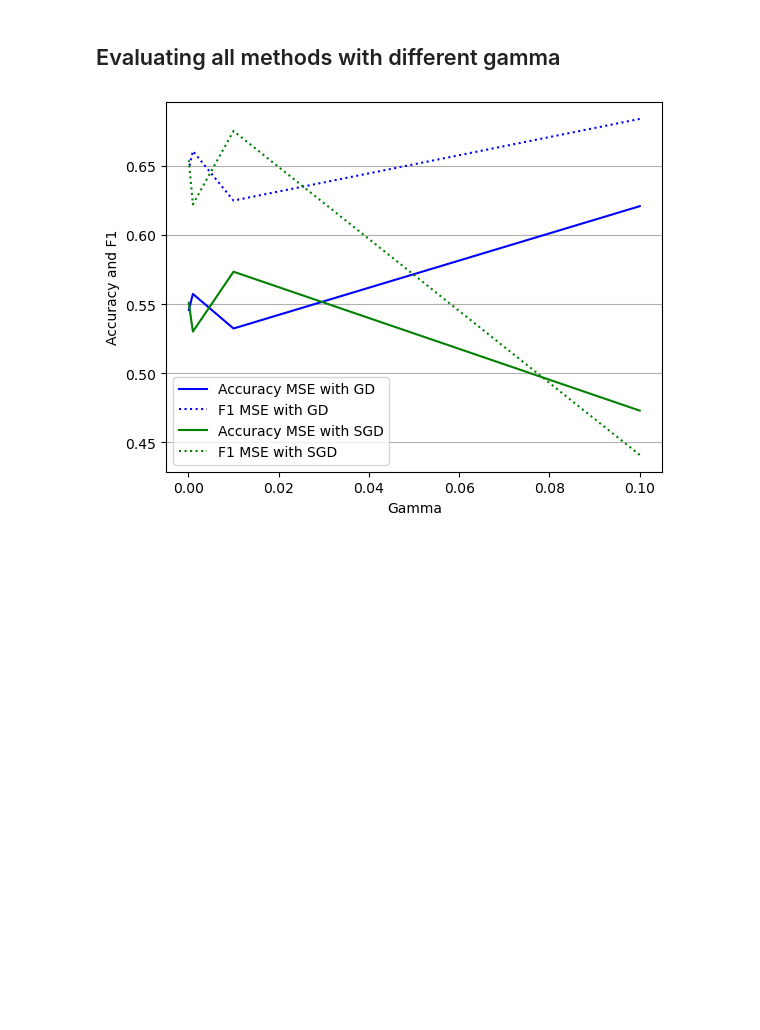
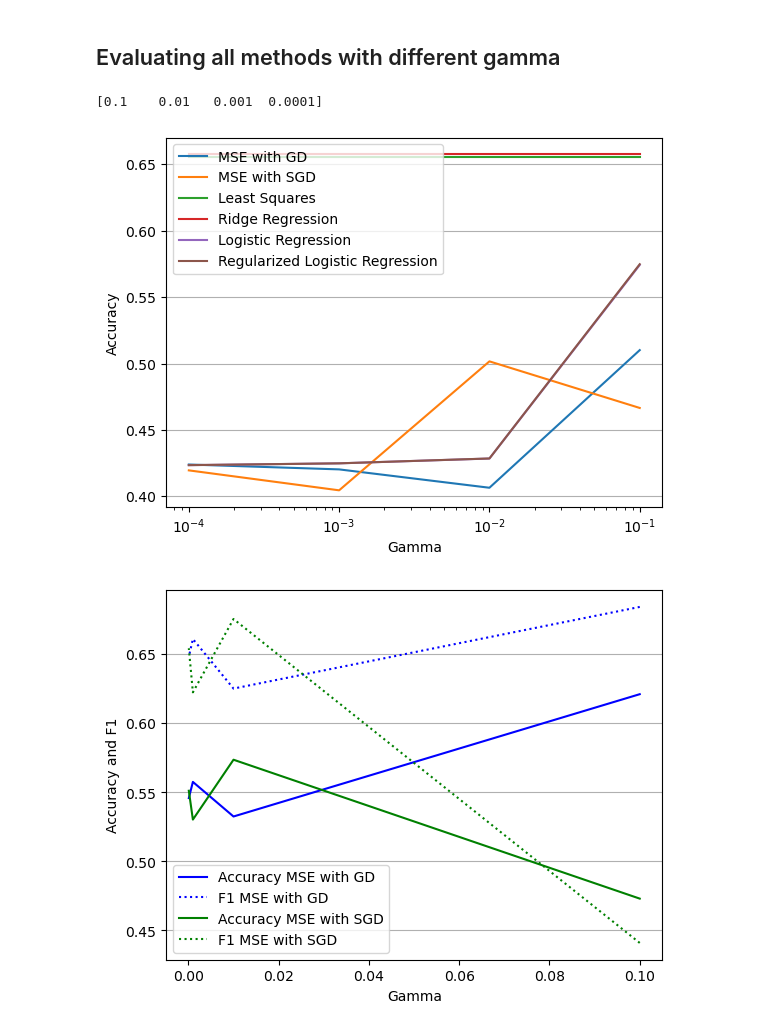
Before and after one commit to thaminmaurer/ML_Project1, a Jupyter notebook: run.ipynb, the cells around one changed output. Saved outputs shown, nothing was run; the diff lists cells and outputs as text; code cells hidden in the pictures; blank space fills up the shorter version.

```diff
--- a/run.ipynb
+++ b/run.ipynb
@@ -458,22 +458,64 @@ for gamma in gammas:
     acc_mse_sgd.append(acc)
     f1_mse_sgd.append(f1)
 
+# Evaluate least_squares
+acc_least_squares = []
+f1_least_squares = []
+w, loss = least_squares(y_local, x_local)
+acc, f1 = calculate_acc_and_fone(y_local_test, x_local_test, w)
+acc_least_squares.append(acc)
+f1_least_squares.append(f1)
+
+
+# Evaluate ridge_regression
+acc_ridge = []
+f1_ridge = []
+w, loss = ridge_regression(y_local, x_local, lambda_)
+acc, f1 = calculate_acc_and_fone(y_local_test, x_local_test, w)
+acc_ridge.append(acc)
+f1_ridge.append(f1)
+
 # Evaluate logistic_regression
-if False:
-    acc_log_reg = []
-    f1_log_reg = []
-    for gamma in gammas:
-        w, loss = reg_logistic_regression(y_local, x_local, initial_w, max_iters, gamma, lambda_)
-        acc, f1 = calculate_acc_and_fone(y_local_test, x_local_test, w)
-        acc_log_reg.append(acc)
-        f1_log_reg.append(f1)
+acc_log_reg = []
+f1_log_reg = []
+for gamma in gammas:
+    w, loss = logistic_regression(y_local, x_local, initial_w, max_iters, gamma)
+    acc, f1 = calculate_acc_and_fone(y_local_test, x_local_test, w)
+    acc_log_reg.append(acc)
+    f1_log_reg.append(f1)
 
 # Evaluate reg_logistic_regression
-if False:
-    acc_reg_log_reg = []
-    f1_reg_log_reg = []
-    for gamma in gammas:
-        w, loss = reg_logistic_regression(y_local, x_local, initial_w, max_iters, gamma, lambda_)
-        acc, f1 = calculate_acc_and_fone(y_local_test, x_local_test, w)
-        acc_reg_log_reg.append(acc)
-        f1_reg_log_reg.append(f1)
+acc_reg_log_reg = []
+f1_reg_log_reg = []
+for gamma in gammas:
+    w, loss = reg_logistic_regression(y_local, x_local, lambda_, initial_w, max_iters, gamma)
+    acc, f1 = calculate_acc_and_fone(y_local_test, x_local_test, w)
+    acc_reg_log_reg.append(acc)
+    f1_reg_log_reg.append(f1)
+
+print(gammas)
+# %% [output]
+[0.1    0.01   0.001  0.0001]
+# %%
+# Plot Accuracies
+plt.figure()
+
+plt.xscale('log')
+
+plt.plot(gammas, acc_mse_gd, label="MSE with GD")
+plt.plot(gammas, acc_mse_sgd, label="MSE with SGD")
+plt.plot(gammas, 4* acc_least_squares, label="Least Squares")
+plt.plot(gammas, 4* acc_ridge, label="Ridge Regression")
+plt.plot(gammas, acc_log_reg, label="Logistic Regression")
+plt.plot(gammas, acc_reg_log_reg, label="Regularized Logistic Regression")
+
+plt.legend(loc="upper left")
+
+plt.xlabel("Gamma")
+plt.ylabel("Accuracy")
+
+plt.grid(axis = 'y')
+
+plt.show()
+# %% [output]
+[figure, added]
```
Also changed, not shown: parts of 6 cells of this notebook.
